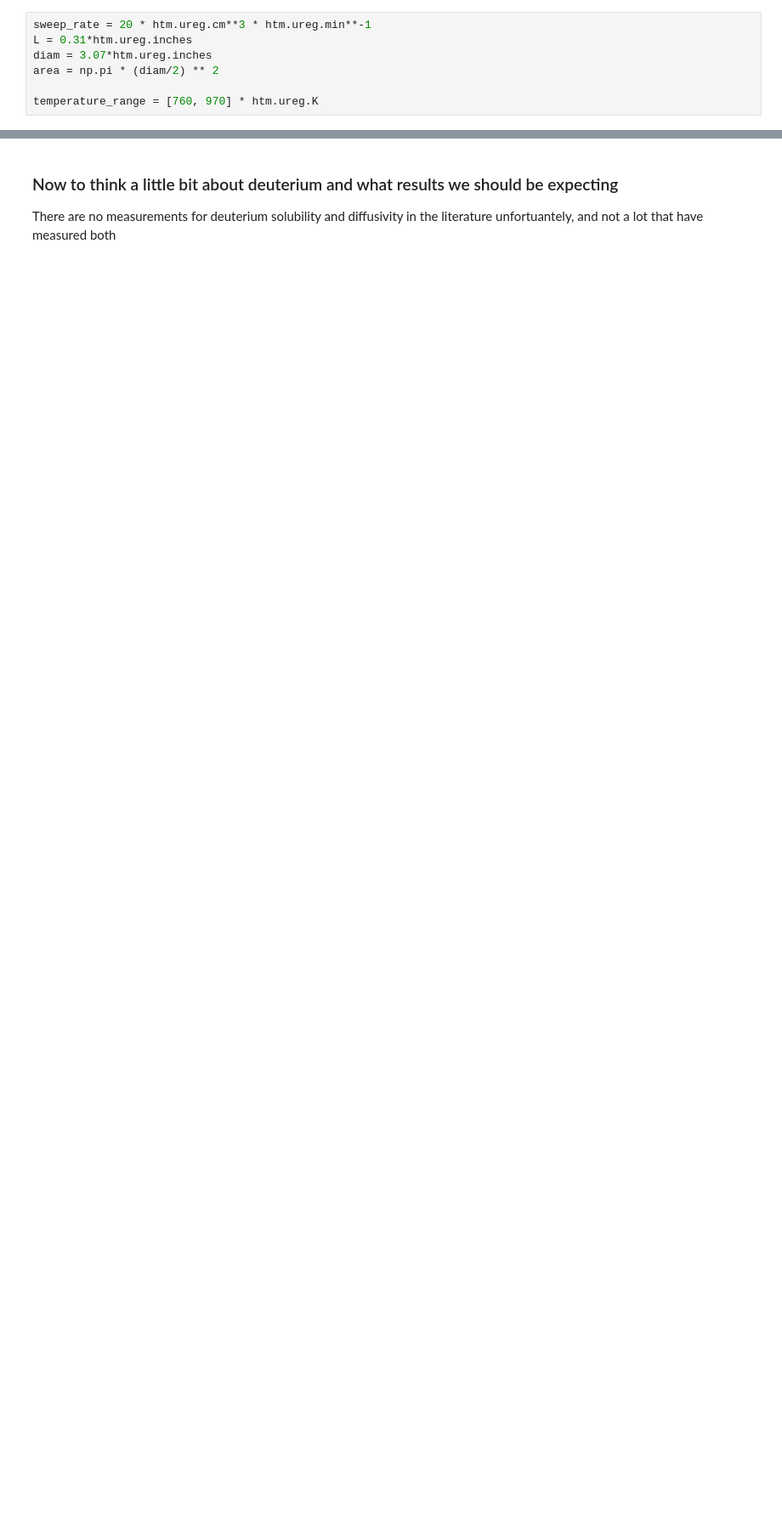
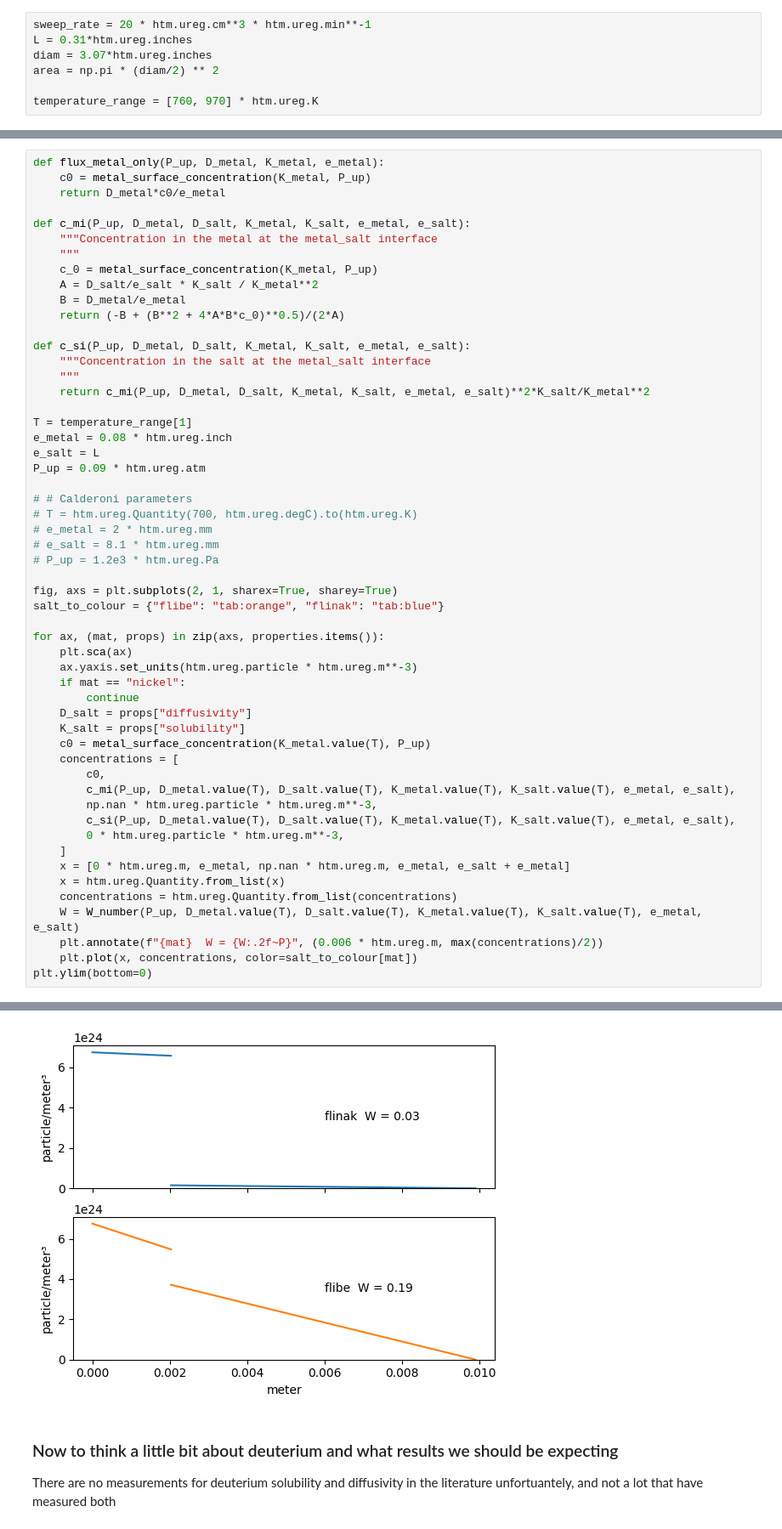
Before and after one commit to RemDelaporteMathurin/hyperion, a Jupyter notebook: estimations.ipynb, the cells around one changed output, grey strips where cells are left out. Shown at 85% size. Saved outputs shown, nothing was run; the diff lists cells and outputs as text; blank space fills up the shorter version.

```diff
--- a/estimations.ipynb
+++ b/estimations.ipynb
@@ -140,0 +182,55 @@ for mat, props in properties.items():
+# %%
+def flux_metal_only(P_up, D_metal, K_metal, e_metal):
+    c0 = metal_surface_concentration(K_metal, P_up)
+    return D_metal*c0/e_metal
+
+def c_mi(P_up, D_metal, D_salt, K_metal, K_salt, e_metal, e_salt):
+    """Concentration in the metal at the metal_salt interface
+    """
+    c_0 = metal_surface_concentration(K_metal, P_up)
+    A = D_salt/e_salt * K_salt / K_metal**2
+    B = D_metal/e_metal
+    return (-B + (B**2 + 4*A*B*c_0)**0.5)/(2*A)
+
+def c_si(P_up, D_metal, D_salt, K_metal, K_salt, e_metal, e_salt):
+    """Concentration in the salt at the metal_salt interface
+    """
+    return c_mi(P_up, D_metal, D_salt, K_metal, K_salt, e_metal, e_salt)**2*K_salt/K_metal**2
+
+T = temperature_range[1]
+e_metal = 0.08 * htm.ureg.inch
+e_salt = L
+P_up = 0.09 * htm.ureg.atm
+
+# # Calderoni parameters
+# T = htm.ureg.Quantity(700, htm.ureg.degC).to(htm.ureg.K)
+# e_metal = 2 * htm.ureg.mm
+# e_salt = 8.1 * htm.ureg.mm
+# P_up = 1.2e3 * htm.ureg.Pa
+
+fig, axs = plt.subplots(2, 1, sharex=True, sharey=True)
+salt_to_colour = {"flibe": "tab:orange", "flinak": "tab:blue"}
+
+for ax, (mat, props) in zip(axs, properties.items()):
+    plt.sca(ax)
+    ax.yaxis.set_units(htm.ureg.particle * htm.ureg.m**-3)
+    if mat == "nickel":
+        continue
+    D_salt = props["diffusivity"]
+    K_salt = props["solubility"]
+    c0 = metal_surface_concentration(K_metal.value(T), P_up)
+    concentrations = [
+        c0,
+        c_mi(P_up, D_metal.value(T), D_salt.value(T), K_metal.value(T), K_salt.value(T), e_metal, e_salt),
+        np.nan * htm.ureg.particle * htm.ureg.m**-3,
+        c_si(P_up, D_metal.value(T), D_salt.value(T), K_metal.value(T), K_salt.value(T), e_metal, e_salt),
+        0 * htm.ureg.particle * htm.ureg.m**-3,
+    ]
+    x = [0 * htm.ureg.m, e_metal, np.nan * htm.ureg.m, e_metal, e_salt + e_metal]
+    x = htm.ureg.Quantity.from_list(x)
+    concentrations = htm.ureg.Quantity.from_list(concentrations)
+    W = W_number(P_up, D_metal.value(T), D_salt.value(T), K_metal.value(T), K_salt.value(T), e_metal, e_salt)
+    plt.annotate(f"{mat}  W = {W:.2f~P}", (0.006 * htm.ureg.m, max(concentrations)/2))
+    plt.plot(x, concentrations, color=salt_to_colour[mat])
+plt.ylim(bottom=0)
+# %% [output]
@@ -141,3 +238,4 @@ for mat, props in properties.items():
+[figure, added]
 # %% [markdown]
 ### Now to think a little bit about deuterium and what results we should be expecting
 There are no measurements for deuterium solubility and diffusivity in the literature unfortuantely, and not a lot that have measured both
```
Also changed, not shown: parts of 8 cells of this notebook.
